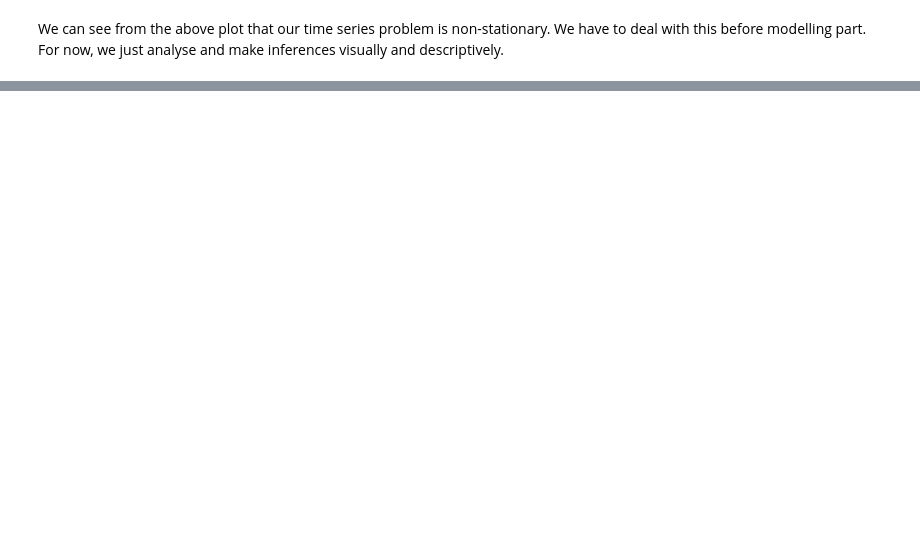
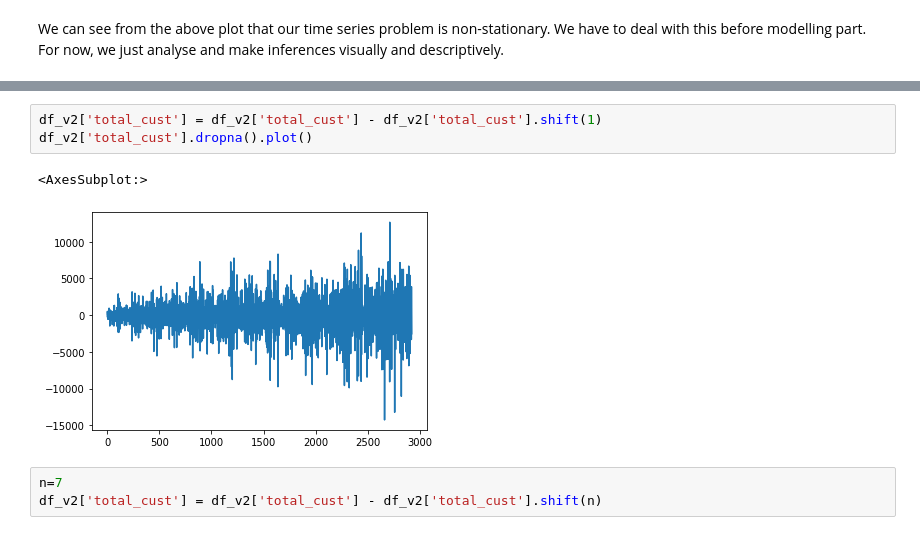
Before and after one commit to sujanchikkela/CMPE255_Project, a Jupyter notebook: code/01_DataPreprocessing_Niranjan_Mahesh.ipynb, the cells around one changed output, grey strips where cells are left out. Drawn from its saved outputs; the diff is of its cells as text; blank space fills up the shorter version.

```diff
--- a/code/01_DataPreprocessing_Niranjan_Mahesh.ipynb
+++ b/code/01_DataPreprocessing_Niranjan_Mahesh.ipynb
@@ -405,0 +430,9 @@ We can see from the above plot that our time series problem is non-stationary. W
+# %%
+df_v2['total_cust'] = df_v2['total_cust'] - df_v2['total_cust'].shift(1)
+df_v2['total_cust'].dropna().plot()
+# %% [output]
+<AxesSubplot:>
+[figure, added]
+# %%
+n=7
+df_v2['total_cust'] = df_v2['total_cust'] - df_v2['total_cust'].shift(n)
```
Also changed, not shown: parts of 7 cells of this notebook.
